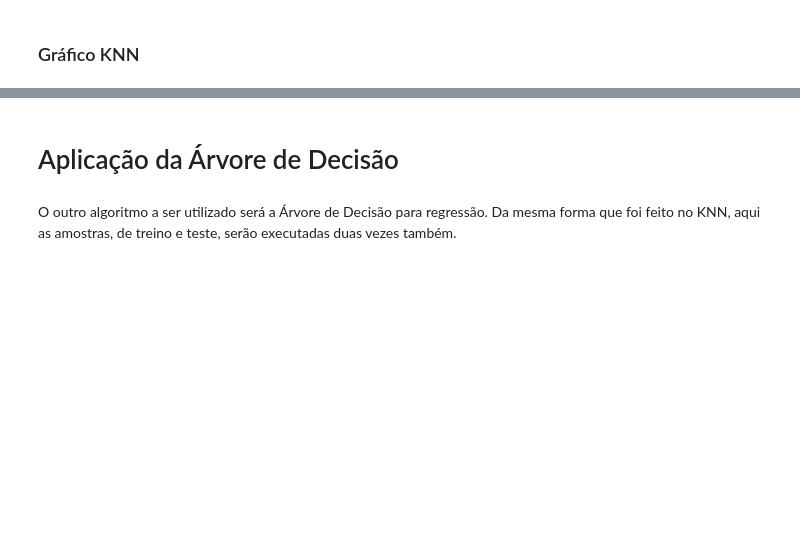
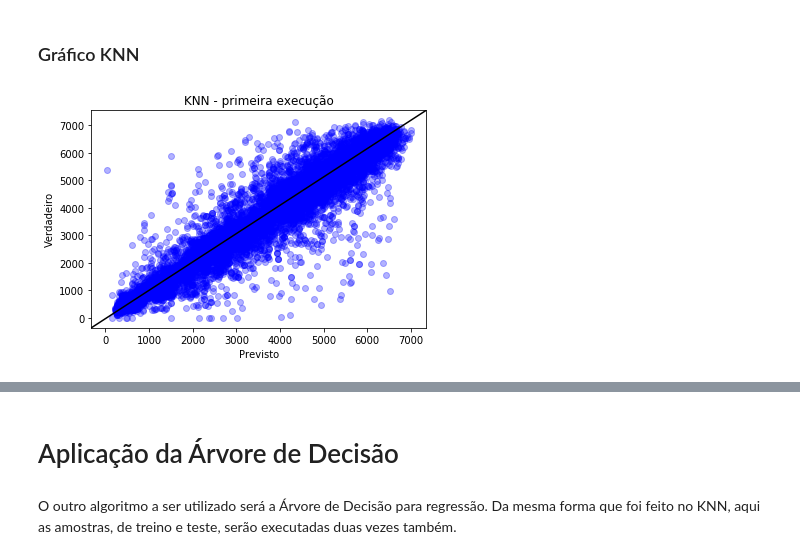
Before and after one commit to LuyzaDomingos/IA, a Jupyter notebook: Regressao/questao2.ipynb, the cells around one changed output, grey strips where cells are left out. Cells and saved outputs as stored; diff of their text form; code cells hidden in the pictures; blank space fills up the shorter version.

```diff
--- a/Regressao/questao2.ipynb
+++ b/Regressao/questao2.ipynb
@@ -519 +530,5 @@ def scatter(x, y):
+# %%
+scatter(result_firstKNN,testTarget, "KNN - primeira execução") #primeira execução
+# %% [output]
+[figure, added]
 # %%
```
Also changed, not shown: parts of 18 cells of this notebook.
